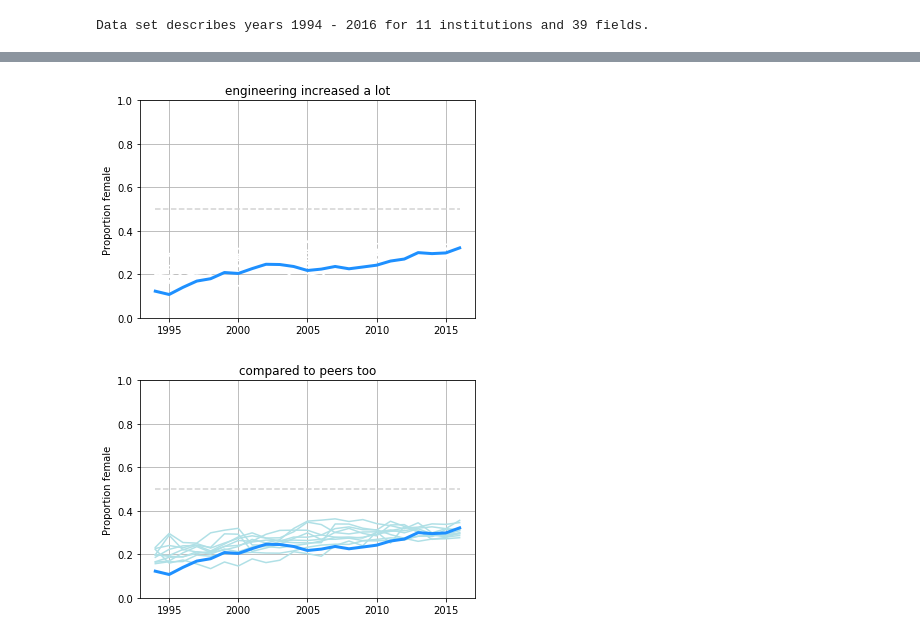
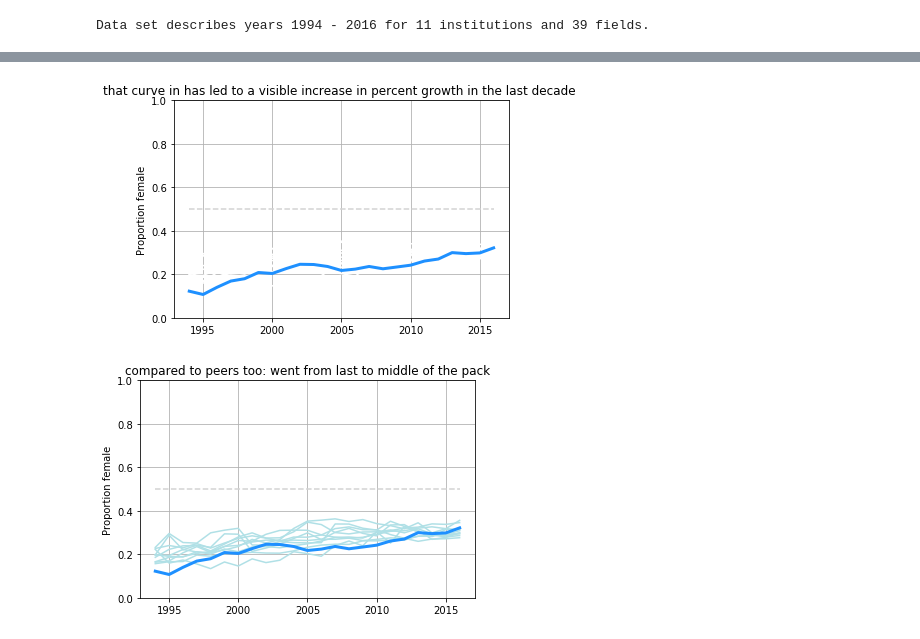
Before and after one commit to spec-journalism/gss-diversity, a Jupyter notebook: notebooks/narrative.ipynb, the cells around one changed output, grey strips where cells are left out. Saved outputs shown, nothing was run; the diff lists cells and outputs as text; code cells hidden in the pictures.

```diff
--- a/notebooks/narrative.ipynb
+++ b/notebooks/narrative.ipynb
@@ -85,12 +154,15 @@ def get_counts(seh, field, inst='Columbia University in the City of New York'):
 # %%
 _, ax = plt.subplots()
-plot_peer_proportions(ax, E_TOTALS, 'engineering increased a lot', peer_color='white',
+plot_peer_proportions(ax, E_TOTALS,
+                      'that curve in has led to a visible increase in percent growth in the last decade ',
+                      peer_color='white',
                       highlight_color='dodgerblue')
 # %% [output]
-[figure, old version]
+[figure, new version]
 # %%
 _, ax = plt.subplots()
-plot_peer_proportions(ax, E_TOTALS, 'compared to peers too', peer_color='powderblue',
+plot_peer_proportions(ax, E_TOTALS, 'compared to peers too: went from last to middle of the pack',
+                      peer_color='powderblue',
                       highlight_color='dodgerblue')
 # %% [output]
-[figure, old version]
+[figure, new version]
```
Also changed, not shown: parts of 15 cells of this notebook.
